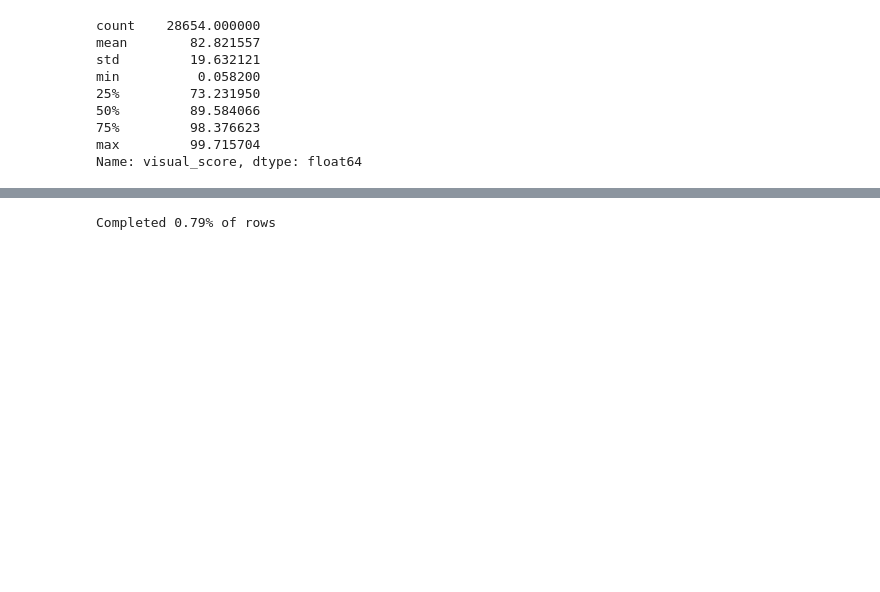
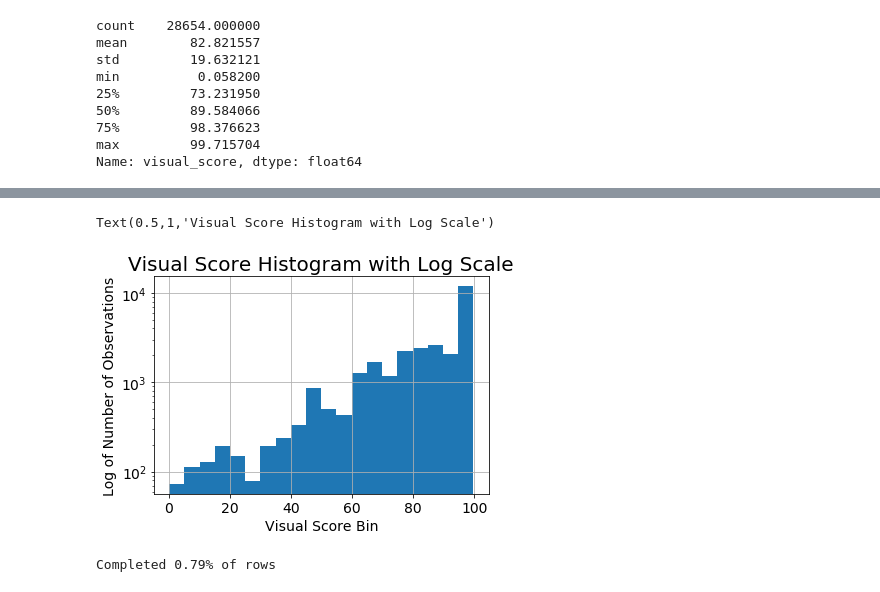
Before and after one commit to mtylerpreston/property_sales_eda, a Jupyter notebook: new_property_value_estimating_features.ipynb, the cells around one changed output, grey strips where cells are left out. Cells and saved outputs as stored; diff of their text form; code cells hidden in the pictures; blank space fills up the shorter version.

```diff
--- a/new_property_value_estimating_features.ipynb
+++ b/new_property_value_estimating_features.ipynb
@@ -70,3 +70,11 @@ Text(0.5,1,'Visual Score Histogram')
+# %%
+ax = bv_data.visual_score.hist(bins = 20, log = True, xlabelsize = 14, ylabelsize = 14)
+ax.set_xlabel('Visual Score Bin', fontsize = 14)
+ax.set_ylabel('Log of Number of Observations', fontsize = 14)
+ax.set_title('Visual Score Histogram with Log Scale', fontsize = 20)
+# %% [output]
+Text(0.5,1,'Visual Score Histogram with Log Scale')
+[figure, added]
 # %%
 # Take a small sample for testing
 bv_data_test = bv_data.iloc[:100, :]
```
Also changed, not shown: parts of 1 cell of this notebook, 3 other files.
